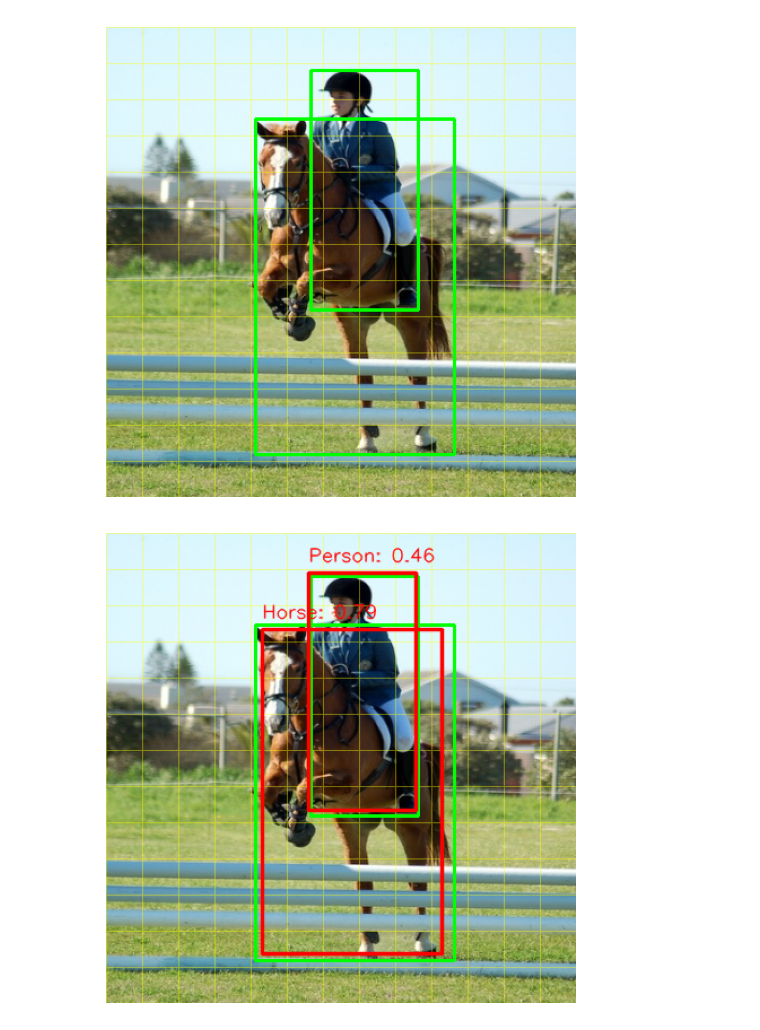
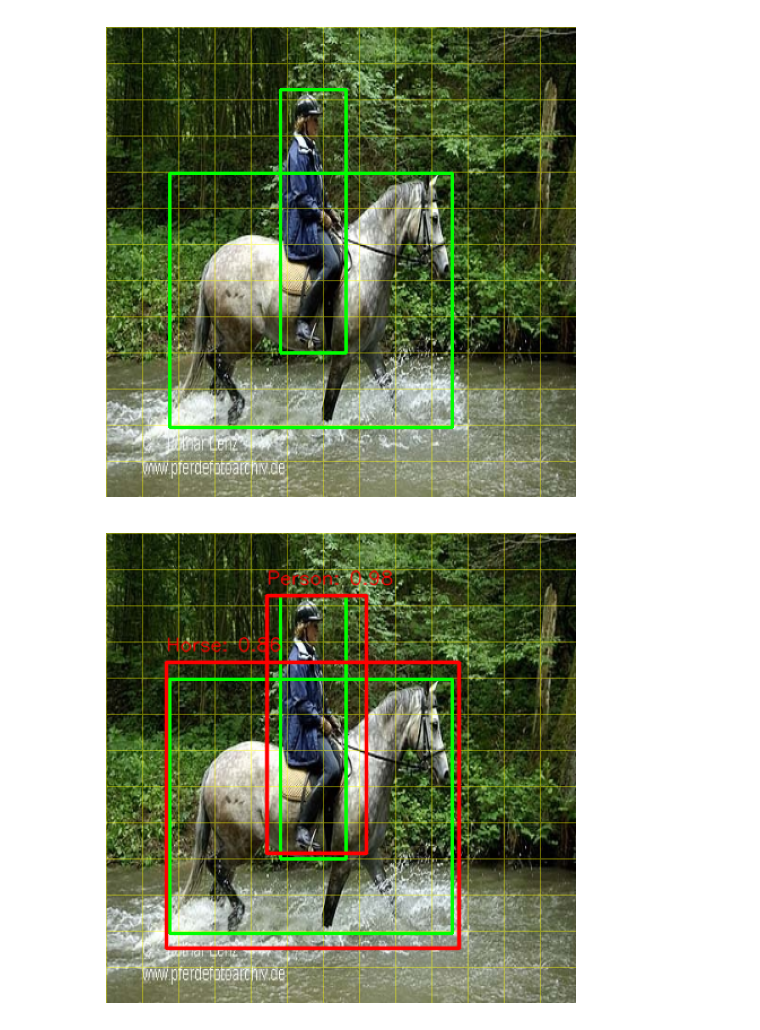
Before and after one commit to mateuszk098/neural-nets, a Jupyter notebook: notebooks/yolo/v2/infer.ipynb, the cells around one changed output. Cells and saved outputs as stored; diff of their text form; code cells hidden in the pictures.

```diff
--- a/notebooks/yolo/v2/infer.ipynb
+++ b/notebooks/yolo/v2/infer.ipynb
@@ -21,7 +22,7 @@ checkpoints = root.joinpath("src", "cvnets", "yolo", "v2", "checkpoints")
 assert checkpoints.exists()
 # %%
 anchors = utils.load_anchor_bboxes(checkpoints.joinpath("anchors", "anchors_k5.npy"))
-dataset = VOCDataset("~/Documents/Datasets/VOC/", anchors=anchors, imgsz=416, split="val", normalize=False)
+dataset = VOCDataset("~/Documents/Datasets/VOC/", anchors=anchors, imgsz=416, split=VOCSplit.TEST, normalize=False)
 
 model = YOLOv2(dataset.num_anchors, dataset.num_classes)
 model.load_state_dict(
@@ -33,7 +34,7 @@ model.load_state_dict(
 )
 model = model.eval()
 # %%
-sample = dataset[123]
+sample = dataset[12]
 
 image = sample.image.permute(1, 2, 0).numpy().astype("uint8")
 bboxes = sample.bboxes.numpy()
@@ -56,7 +57,7 @@ plt.imshow(image_copy)
 plt.axis("off")
 plt.show()
 # %% [output]
-[figure, old version]
+[figure, new version]
 # %%
 image_with_pred = image_copy.copy()
 
@@ -71,32 +72,32 @@ results = utils.postprocess_predictions(
     predictions=predictions,
     anchors=dataset.anchors,
     S=dataset.S,
     num_classes=dataset.num_classes,
     imgsz=(dataset.imgsz, dataset.imgsz),
     conf_thresh=0.2,
-    nms_thresh=0.4,
+    nms_thresh=0.5,
 )
 
 r = results[0]
 for xyxy, conf, label in zip(r.xyxys.numpy(), r.confs.numpy(), r.labels.numpy()):
     x1, y1, x2, y2 = xyxy.astype("int32")
     conf = conf.item()
     label = label.item()
     cv.putText(
         img=image_with_pred,
         text=f"{dataset.idx_to_class[label].title()}: {conf:.2f}",
         org=(x1, y1 - 10),
         fontFace=cv.FONT_HERSHEY_SIMPLEX,
         fontScale=0.55,
         color=(255, 0, 0),
         thickness=1,
         lineType=cv.LINE_AA,
     )
     cv.rectangle(image_with_pred, (x1, y1), (x2, y2), (255, 0, 0), 2, cv.LINE_AA)
 
 plt.figure(figsize=(5, 5), tight_layout=True)
 plt.imshow(image_with_pred)
 plt.axis("off")
 plt.show()
 # %% [output]
-[figure, old version]
+[figure, new version]
```
Also changed, not shown: parts of 1 cell of this notebook, 14 other files.
